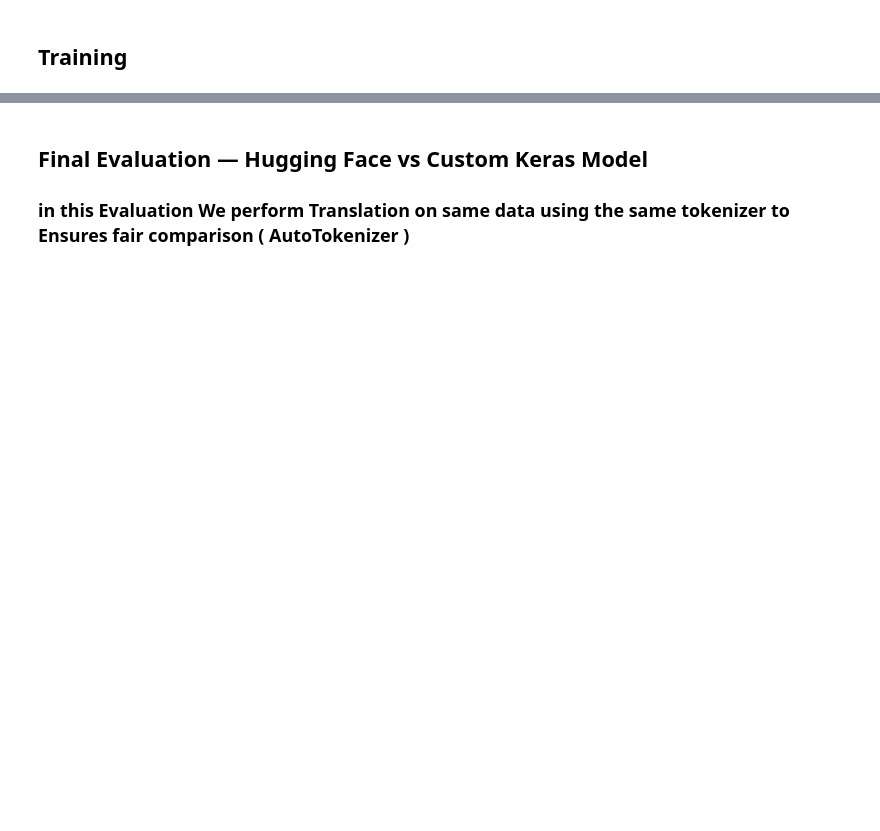
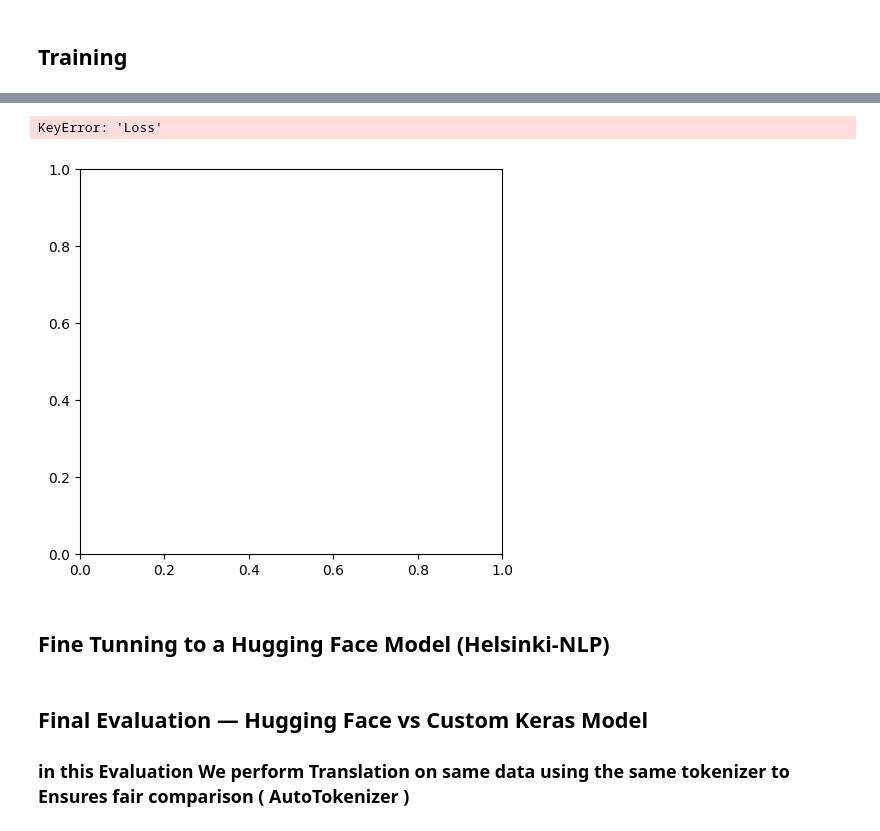
Before and after one commit to abdullahsherdy/MachineTranslation-NLP, a Jupyter notebook: translation.ipynb, the cells around one changed output, grey strips where cells are left out. Drawn from its saved outputs; the diff is of its cells as text; code cells hidden in the pictures; blank space fills up the shorter version.

Commit message:
fixing some training issues

```diff
--- a/translation.ipynb
+++ b/translation.ipynb
@@ -335,6 +533,6 @@ val_decoder_input[:, 0] = tokenizer.pad_token_id
 # %%
 
-# بناء الموديل بخيارات مخففة
+# build model with different choices
 def build_translation_model(vocab_size, max_length=32):
     encoder_inputs = Input(shape=(max_length,))
     encoder_embedding = Embedding(vocab_size, 256)(encoder_inputs)
@@ -356,16 +554,17 @@ model = build_translation_model(vocab_size=tokenizer.vocab_size)
 
 # Callbacks
 callbacks = [
-    EarlyStopping(patience=3, restore_best_weights=True),
-    ModelCheckpoint("best_model.keras", save_best_only=True)
+    EarlyStopping(patience=3, restore_best_weights=True),  #	Stops training if validation loss doesn't improve for 3 epochs
+    ModelCheckpoint("best_model.keras", save_best_only=True) # Saves the best model (lowest validation loss) as best_model.keras
+
 ]
 
-# التدريب
-model.fit(
-    [train_input_ids, train_decoder_input],
-    np.expand_dims(train_labels, -1),
-    validation_data=([val_input_ids, val_decoder_input], np.expand_dims(val_labels, -1)),
-    epochs=10,
-    batch_size=32,
+# Traiing
+history = model.fit(
+    [train_input_ids, train_decoder_input],  # Encoder + Decoder inputs, train_decoder_input for teacher
+    np.expand_dims(train_labels, -1),        # Output labels (expanded for loss)
+    validation_data=([val_input_ids, val_decoder_input], np.expand_dims(val_labels, -1)),   # Validation for monitoring
+    epochs=5,
+    batch_size=32,  # Mini-batch training: 32 samples per batch.
     callbacks=callbacks
 )
@@ -393,15 +615,16 @@ for i in range(5):
 # %%
-
-# === Training Visualization ===
+# Training Visualization
 log_step("Plotting training history")
 
-history = model.history.history
+# an alternative way return it from history = model.fit()
+
+# history = model.history.history not work.
 
 plt.figure(figsize=(12, 5))
 
 # Loss plot
 plt.subplot(1, 2, 1)
-plt.plot(history['loss'], label='Train Loss')
+plt.plot(history['Loss'], label='Train Loss')
 plt.plot(history['val_loss'], label='Val Loss')
 plt.title("Loss over Epochs")
 plt.xlabel("Epoch")
@@ -419,3 +642,4 @@ plt.legend()
 
 plt.tight_layout()
 plt.show()
+# %% [output]
@@ -421,0 +648,4 @@ plt.show()
+KeyError: 'Loss'
+[figure, added]
+# %% [markdown]
+## Fine Tunning to a Hugging Face Model (Helsinki-NLP)
```
Also changed, not shown: parts of 27 cells of this notebook, 1 other file.
